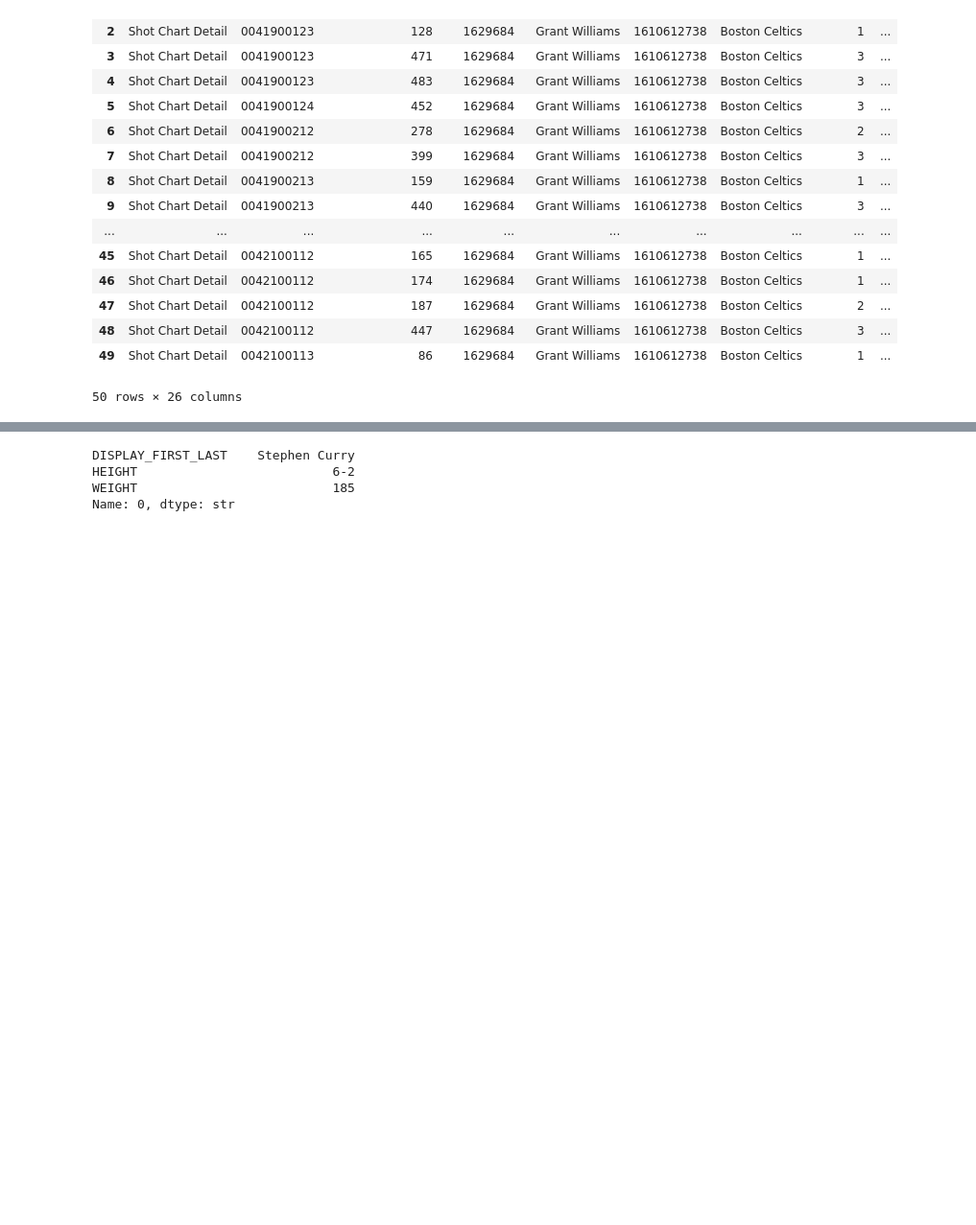
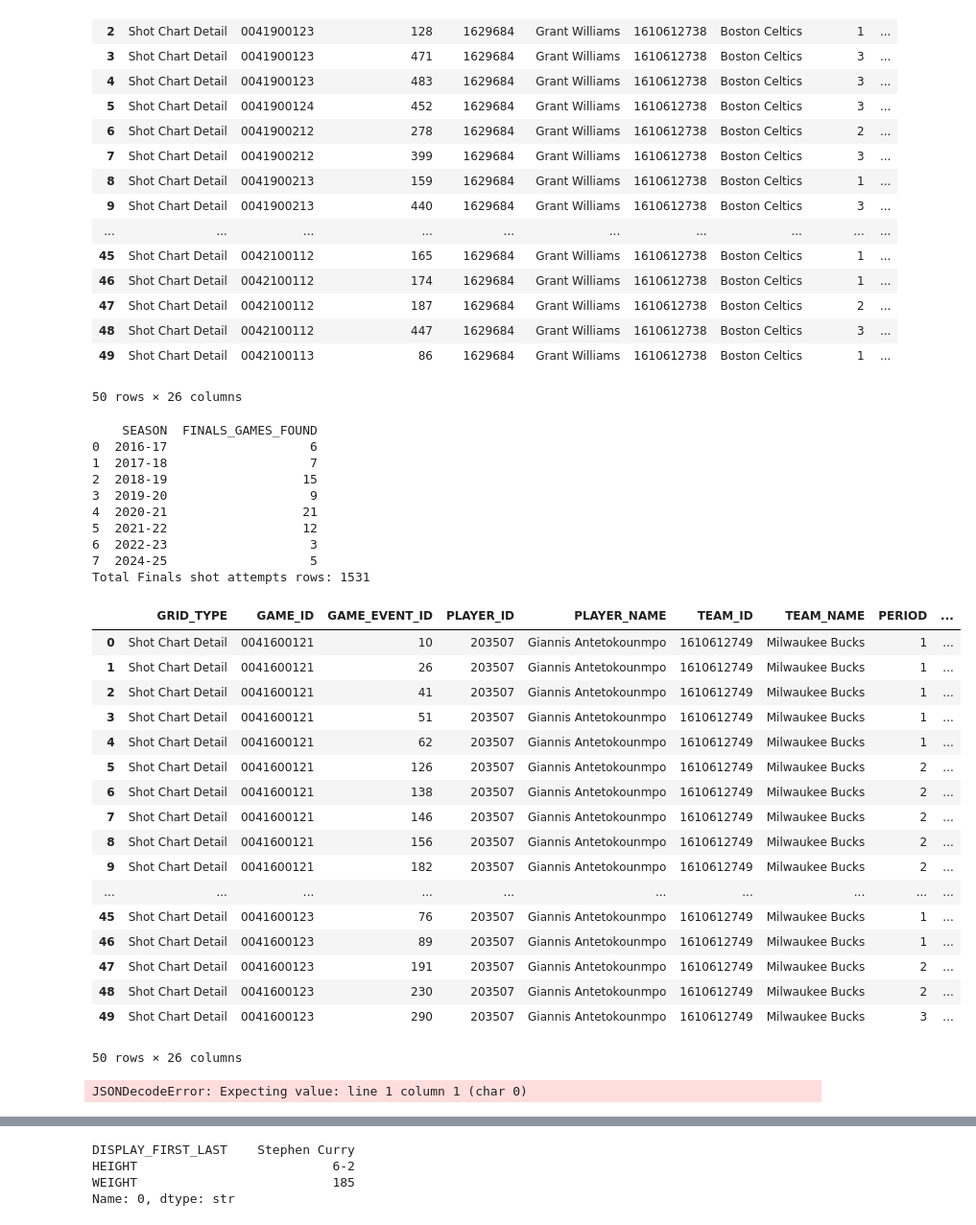
Before and after one commit to emjviray/BasketballEngineering, a Jupyter notebook: NBA_data.ipynb, the cells around one changed output, grey strips where cells are left out. Shown at 96% size. Drawn from its saved outputs; the diff is of its cells as text; code cells hidden in the pictures; blank space fills up the shorter version.

```diff
--- a/NBA_data.ipynb
+++ b/NBA_data.ipynb
@@ -232,3 +232,44 @@ Total Finals shot attempts rows: 241
 | 48 | Shot Chart Detail | 0042100112 | 447 | 1629684 | Grant Williams | 1610612738 | Boston Celtics | 3 | ... |
 | 49 | Shot Chart Detail | 0042100113 | 86 | 1629684 | Grant Williams | 1610612738 | Boston Celtics | 1 | ... |
 50 rows × 26 columns
+# %%
+shots_df, finals_summary = finals_shots_last_10_seasons("Giannis Antetokounmpo")
+print(finals_summary)
+print("Total Finals shot attempts rows:", len(shots_df))
+shots_df.head(50)
+# %% [output]
+    SEASON  FINALS_GAMES_FOUND
+0  2016-17                   6
+1  2017-18                   7
+2  2018-19                  15
+3  2019-20                   9
+4  2020-21                  21
+5  2021-22                  12
+6  2022-23                   3
+7  2024-25                   5
+Total Finals shot attempts rows: 1531
+|  | GRID_TYPE | GAME_ID | GAME_EVENT_ID | PLAYER_ID | PLAYER_NAME | TEAM_ID | TEAM_NAME | PERIOD | ... |
+| 0 | Shot Chart Detail | 0041600121 | 10 | 203507 | Giannis Antetokounmpo | 1610612749 | Milwaukee Bucks | 1 | ... |
+| 1 | Shot Chart Detail | 0041600121 | 26 | 203507 | Giannis Antetokounmpo | 1610612749 | Milwaukee Bucks | 1 | ... |
+| 2 | Shot Chart Detail | 0041600121 | 41 | 203507 | Giannis Antetokounmpo | 1610612749 | Milwaukee Bucks | 1 | ... |
+| 3 | Shot Chart Detail | 0041600121 | 51 | 203507 | Giannis Antetokounmpo | 1610612749 | Milwaukee Bucks | 1 | ... |
+| 4 | Shot Chart Detail | 0041600121 | 62 | 203507 | Giannis Antetokounmpo | 1610612749 | Milwaukee Bucks | 1 | ... |
+| 5 | Shot Chart Detail | 0041600121 | 126 | 203507 | Giannis Antetokounmpo | 1610612749 | Milwaukee Bucks | 2 | ... |
+| 6 | Shot Chart Detail | 0041600121 | 138 | 203507 | Giannis Antetokounmpo | 1610612749 | Milwaukee Bucks | 2 | ... |
+| 7 | Shot Chart Detail | 0041600121 | 146 | 203507 | Giannis Antetokounmpo | 1610612749 | Milwaukee Bucks | 2 | ... |
+| 8 | Shot Chart Detail | 0041600121 | 156 | 203507 | Giannis Antetokounmpo | 1610612749 | Milwaukee Bucks | 2 | ... |
+| 9 | Shot Chart Detail | 0041600121 | 182 | 203507 | Giannis Antetokounmpo | 1610612749 | Milwaukee Bucks | 2 | ... |
+| ... | ... | ... | ... | ... | ... | ... | ... | ... | ... |
+| 45 | Shot Chart Detail | 0041600123 | 76 | 203507 | Giannis Antetokounmpo | 1610612749 | Milwaukee Bucks | 1 | ... |
+| 46 | Shot Chart Detail | 0041600123 | 89 | 203507 | Giannis Antetokounmpo | 1610612749 | Milwaukee Bucks | 1 | ... |
+| 47 | Shot Chart Detail | 0041600123 | 191 | 203507 | Giannis Antetokounmpo | 1610612749 | Milwaukee Bucks | 2 | ... |
+| 48 | Shot Chart Detail | 0041600123 | 230 | 203507 | Giannis Antetokounmpo | 1610612749 | Milwaukee Bucks | 2 | ... |
+| 49 | Shot Chart Detail | 0041600123 | 290 | 203507 | Giannis Antetokounmpo | 1610612749 | Milwaukee Bucks | 3 | ... |
+50 rows × 26 columns
+# %%
+shots_df, finals_summary = finals_shots_last_10_seasons("Nikola Jokic")
+print(finals_summary)
+print("Total Finals shot attempts rows:", len(shots_df))
+shots_df.head(50)
+# %% [output]
+JSONDecodeError: Expecting value: line 1 column 1 (char 0)
```
Also changed, not shown: parts of 16 cells of this notebook, 1 other file.
